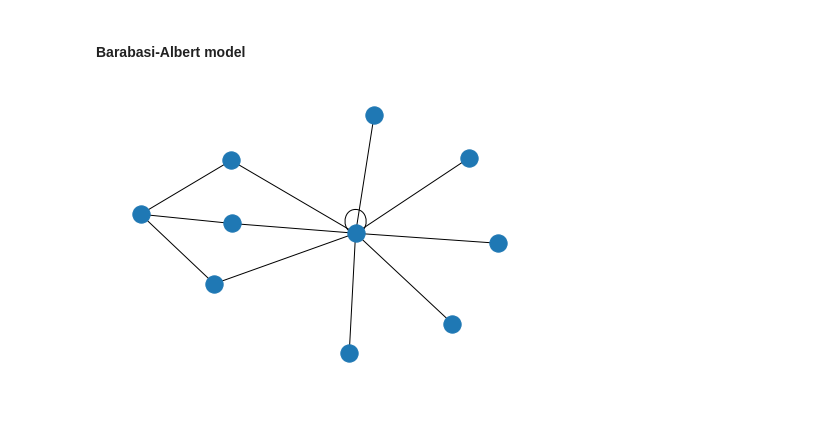
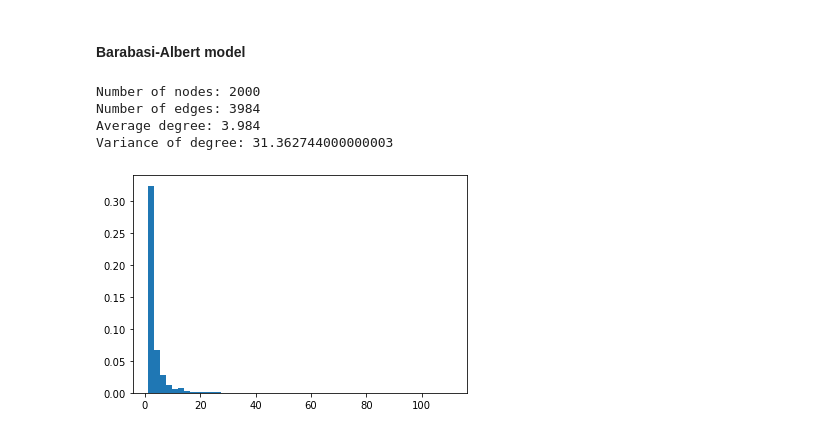
Before and after one commit to KasiaMacioszek/diffusion_processes, a Jupyter notebook: Assignment3.ipynb, the cells around one changed output. Cells and saved outputs as stored; diff of their text form; code cells hidden in the pictures.

```diff
--- a/Assignment3.ipynb
+++ b/Assignment3.ipynb
@@ -44,20 +71,25 @@ class Barabasi_Albert_model():
     def __init__(self, nodes=2000):
         self._num_of_nodes = nodes
         self._nodes = []
-        self._edges = []
+        self._g = nx.Graph()
+
+    def startup(self, m_0=3):
+        self._nodes = list(range(0, m_0))
+        for n1 in self._nodes:
+            for n2 in self._nodes:
+                if n1 != n2:
+                    self._g.add_edge(n1, n2)
+        return self._g
 
     def generate(self, m_0=3):
-        g = nx.Graph()
-        self._nodes = list(range(0, self._num_of_nodes))
-        for i in range(len(self._nodes)):
-            if i < m_0:
-                [g.add_edge(self._nodes[i], new_n) for new_n in self._nodes[0:i-1]]
-            if i > m_0:
-                m = random.randint(0, m_0)
-                for j in range(i):
-                    degrees = [val for (node, val) in g.degree()]
-                    p = m/sum(degrees[0:i-1])
-                    if np.random.uniform(0, 1) < p:
-                        g.add_edge(self._nodes[i], self._nodes[j])
-        return g
+        self.startup(m_0)
+        for i in range(m_0, self._num_of_nodes):
+            degrees = [val for (node, val) in self._g.degree()]
+            deg_sum = sum(degrees)
+            ps = [self._g.degree(j)/deg_sum for j in self._nodes]
+            new_neighbor1, new_neighbor2 = random.choices(self._nodes, weights=ps, k=2)
+            self._g.add_edge(i, new_neighbor1)
+            self._g.add_edge(i, new_neighbor2)
+            self._nodes.append(i)
+        return self._g
 # %% [markdown]
@@ -115,8 +165,18 @@ nx.draw_circular(WSM, with_labels=True)
 # %% [markdown]
 #### Barabasi-Albert model
 # %%
-BAM = Barabasi_Albert_model(10).generate()
+BAM = Barabasi_Albert_model().generate()
-# %%
-nx.draw(BAM)
-# %% [output]
-[figure, removed]
+# %%
+print(f"Number of nodes: {BAM.number_of_nodes()}")
+print(f"Number of edges: {BAM.number_of_edges()}")
+degrees = [val for (node, val) in BAM.degree()]
+print(f"Average degree: {np.mean(degrees)}")
+print(f"Variance of degree: {np.var(degrees)}")
+plt.hist(degrees, density=True, bins=50)
+plt.show()
+# %% [output]
+Number of nodes: 2000
+Number of edges: 3984
+Average degree: 3.984
+Variance of degree: 31.362744000000003
+[figure, added]
```
Also changed, not shown: parts of 26 cells of this notebook.
